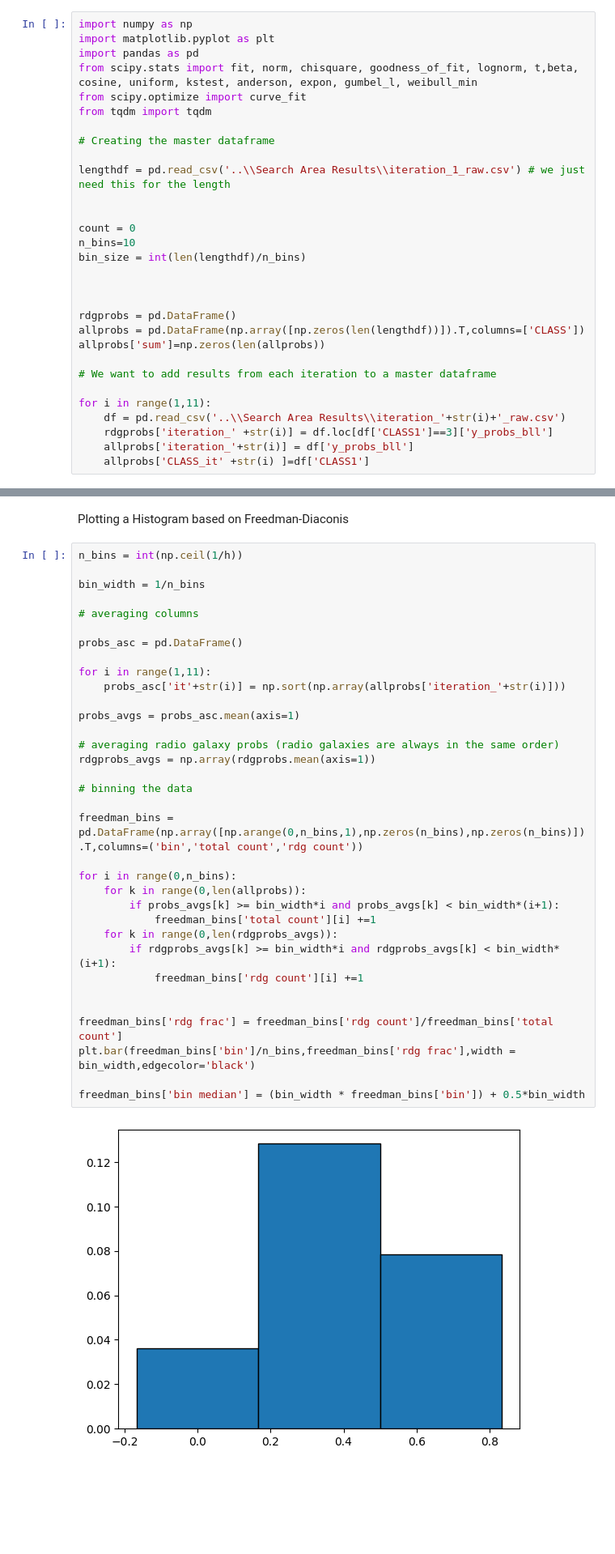
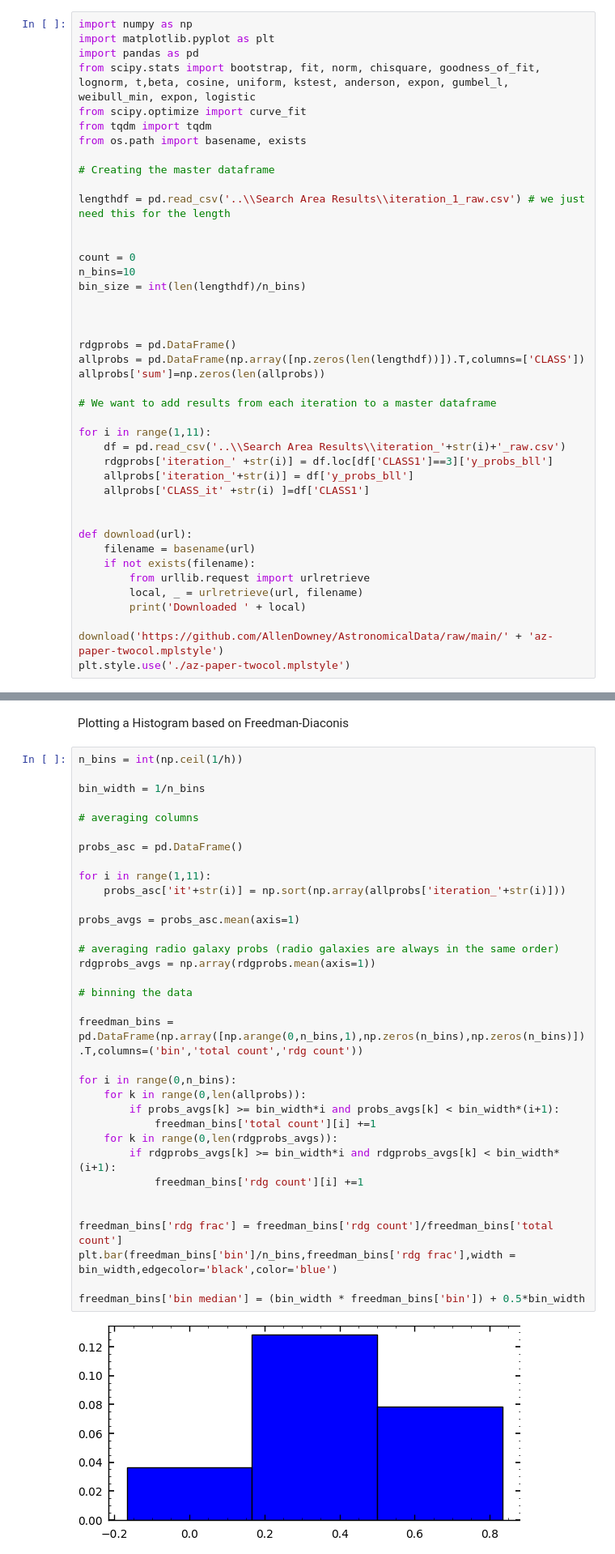
Before and after one commit to IoanPJ/Final_year_project_IMPJ, a Jupyter notebook: Search Area Curve Fitting/searcharea.ipynb, the cells around one changed output, grey strips where cells are left out. Shown at 81% size. Drawn from its saved outputs; the diff is of its cells as text; blank space fills up the shorter version.

```diff
--- a/Search Area Curve Fitting/searcharea.ipynb
+++ b/Search Area Curve Fitting/searcharea.ipynb
@@ -2,9 +2,10 @@
 import numpy as np
 import matplotlib.pyplot as plt
 import pandas as pd
-from scipy.stats import fit, norm, chisquare, goodness_of_fit, lognorm, t,beta, cosine, uniform, kstest, anderson, expon, gumbel_l, weibull_min
+from scipy.stats import bootstrap, fit, norm, chisquare, goodness_of_fit, lognorm, t,beta, cosine, uniform, kstest, anderson, expon, gumbel_l, weibull_min, expon, logistic
 from scipy.optimize import curve_fit
 from tqdm import tqdm
+from os.path import basename, exists
 
 # Creating the master dataframe
 
@@ -28,6 +29,17 @@ for i in range(1,11):
     rdgprobs['iteration_' +str(i)] = df.loc[df['CLASS1']==3]['y_probs_bll']
     allprobs['iteration_'+str(i)] = df['y_probs_bll']
     allprobs['CLASS_it' +str(i) ]=df['CLASS1']
+
+
+def download(url):
+    filename = basename(url)
+    if not exists(filename):
+        from urllib.request import urlretrieve
+        local, _ = urlretrieve(url, filename)
+        print('Downloaded ' + local)
+
+download('https://github.com/AllenDowney/AstronomicalData/raw/main/' + 'az-paper-twocol.mplstyle')
+plt.style.use('./az-paper-twocol.mplstyle')
 # %% [markdown]
 Freedman-Diaconis' Rule for histogram bin widths is implemented below
 # %%
@@ -59,34 +71,34 @@ bin_width = 1/n_bins
 
 # averaging columns
 
 probs_asc = pd.DataFrame()
 
 for i in range(1,11):
     probs_asc['it'+str(i)] = np.sort(np.array(allprobs['iteration_'+str(i)]))
 
 probs_avgs = probs_asc.mean(axis=1)
 
 # averaging radio galaxy probs (radio galaxies are always in the same order)
 rdgprobs_avgs = np.array(rdgprobs.mean(axis=1))
 
 # binning the data
 
 freedman_bins = pd.DataFrame(np.array([np.arange(0,n_bins,1),np.zeros(n_bins),np.zeros(n_bins)]).T,columns=('bin','total count','rdg count'))
 
 for i in range(0,n_bins):
     for k in range(0,len(allprobs)):
         if probs_avgs[k] >= bin_width*i and probs_avgs[k] < bin_width*(i+1):
             freedman_bins['total count'][i] +=1
     for k in range(0,len(rdgprobs_avgs)):
         if rdgprobs_avgs[k] >= bin_width*i and rdgprobs_avgs[k] < bin_width*(i+1):
             freedman_bins['rdg count'][i] +=1
 
 
 freedman_bins['rdg frac'] = freedman_bins['rdg count']/freedman_bins['total count']
-plt.bar(freedman_bins['bin']/n_bins,freedman_bins['rdg frac'],width = bin_width,edgecolor='black')
+plt.bar(freedman_bins['bin']/n_bins,freedman_bins['rdg frac'],width = bin_width,edgecolor='black',color='blue')
 
 freedman_bins['bin median'] = (bin_width * freedman_bins['bin']) + 0.5*bin_width
 # %% [output]
-[figure, old version]
+[figure, new version]
 # %%
 
```
Also changed, not shown: parts of 5 cells of this notebook, 34 other files.
